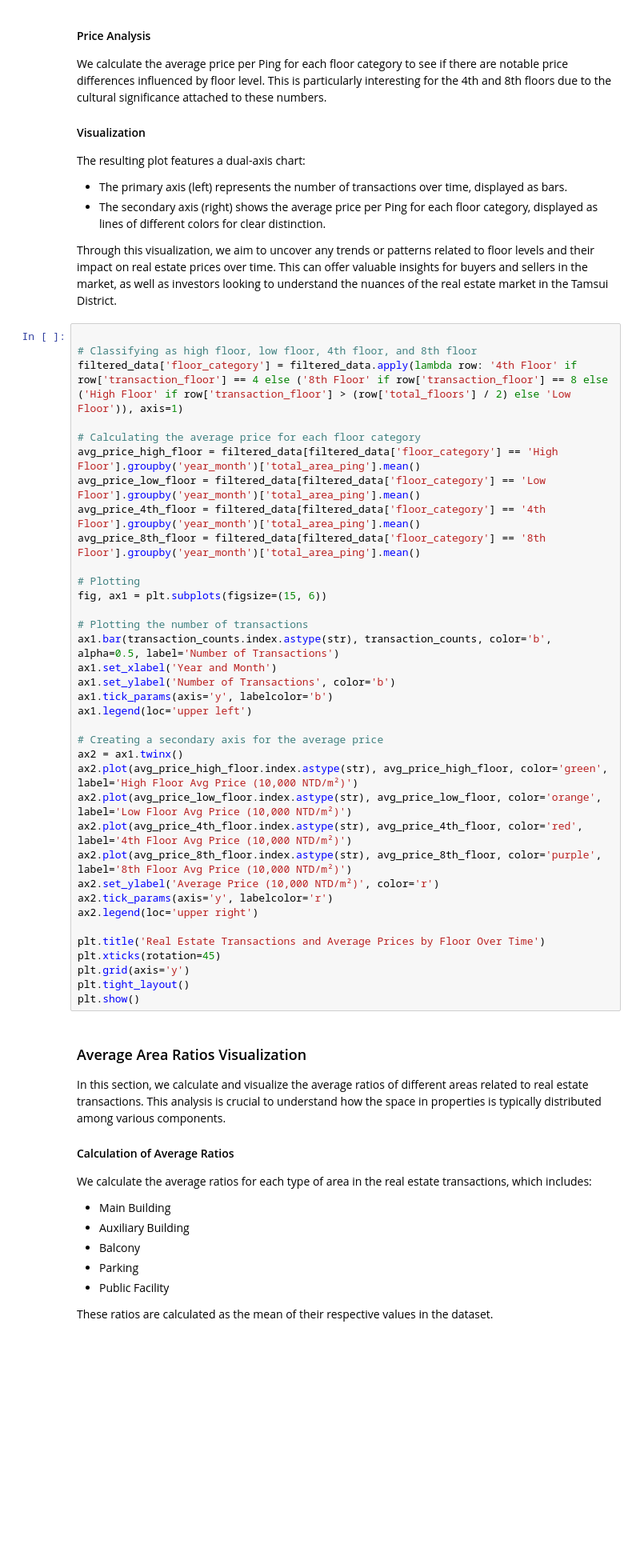
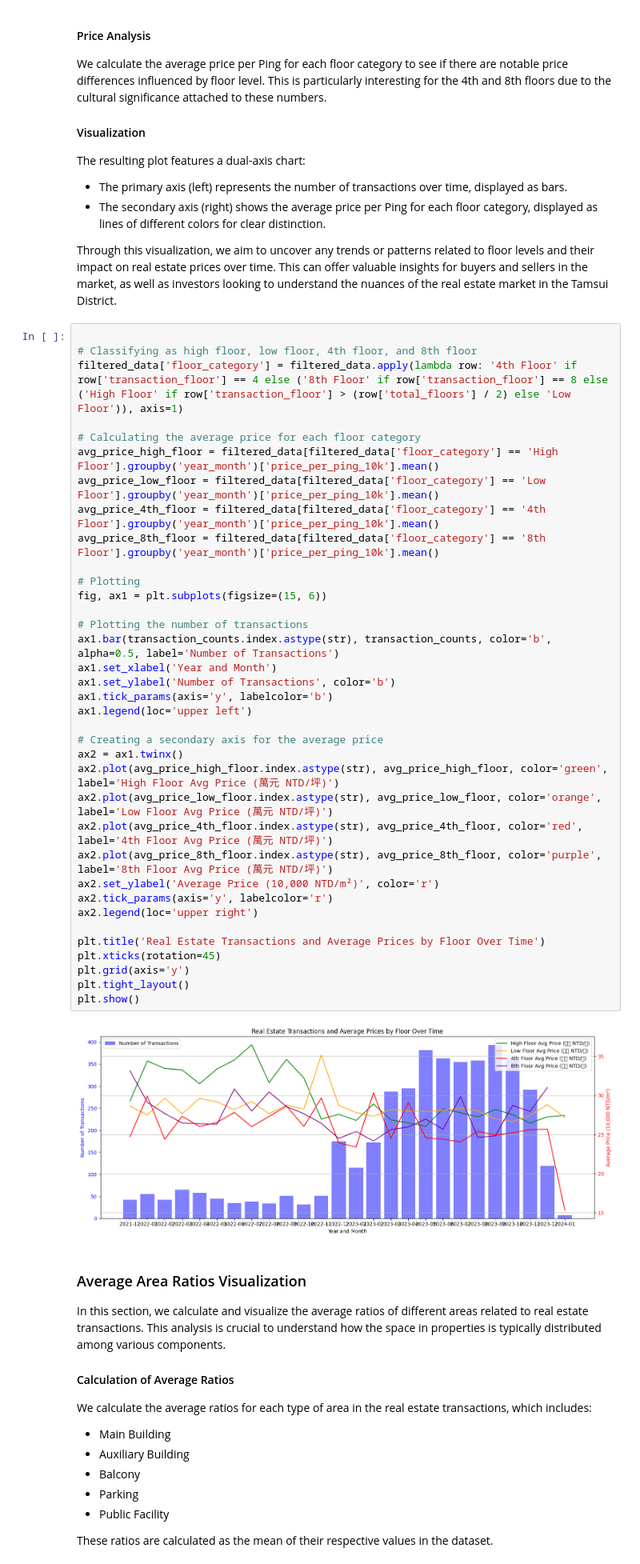
Before and after one commit to PenHsuanWang/real-estate-analysis, a Jupyter notebook: notebook/real_estate_analysis.ipynb, the cells around one changed output. Shown: that part at 80% size. Saved outputs shown, nothing was run; the diff lists cells and outputs as text; blank space fills up the shorter version.

```diff
--- a/notebook/real_estate_analysis.ipynb
+++ b/notebook/real_estate_analysis.ipynb
@@ -303,39 +375,41 @@ Through this visualization, we aim to uncover any trends or patterns related to
 # %%
 
 # Classifying as high floor, low floor, 4th floor, and 8th floor
 filtered_data['floor_category'] = filtered_data.apply(lambda row: '4th Floor' if row['transaction_floor'] == 4 else ('8th Floor' if row['transaction_floor'] == 8 else ('High Floor' if row['transaction_floor'] > (row['total_floors'] / 2) else 'Low Floor')), axis=1)
 
 # Calculating the average price for each floor category
-avg_price_high_floor = filtered_data[filtered_data['floor_category'] == 'High Floor'].groupby('year_month')['total_area_ping'].mean()
-avg_price_low_floor = filtered_data[filtered_data['floor_category'] == 'Low Floor'].groupby('year_month')['total_area_ping'].mean()
-avg_price_4th_floor = filtered_data[filtered_data['floor_category'] == '4th Floor'].groupby('year_month')['total_area_ping'].mean()
-avg_price_8th_floor = filtered_data[filtered_data['floor_category'] == '8th Floor'].groupby('year_month')['total_area_ping'].mean()
+avg_price_high_floor = filtered_data[filtered_data['floor_category'] == 'High Floor'].groupby('year_month')['price_per_ping_10k'].mean()
+avg_price_low_floor = filtered_data[filtered_data['floor_category'] == 'Low Floor'].groupby('year_month')['price_per_ping_10k'].mean()
+avg_price_4th_floor = filtered_data[filtered_data['floor_category'] == '4th Floor'].groupby('year_month')['price_per_ping_10k'].mean()
+avg_price_8th_floor = filtered_data[filtered_data['floor_category'] == '8th Floor'].groupby('year_month')['price_per_ping_10k'].mean()
 
 # Plotting
 fig, ax1 = plt.subplots(figsize=(15, 6))
 
 # Plotting the number of transactions
 ax1.bar(transaction_counts.index.astype(str), transaction_counts, color='b', alpha=0.5, label='Number of Transactions')
 ax1.set_xlabel('Year and Month')
 ax1.set_ylabel('Number of Transactions', color='b')
 ax1.tick_params(axis='y', labelcolor='b')
 ax1.legend(loc='upper left')
 
 # Creating a secondary axis for the average price
 ax2 = ax1.twinx()
-ax2.plot(avg_price_high_floor.index.astype(str), avg_price_high_floor, color='green', label='High Floor Avg Price (10,000 NTD/m²)')
-ax2.plot(avg_price_low_floor.index.astype(str), avg_price_low_floor, color='orange', label='Low Floor Avg Price (10,000 NTD/m²)')
-ax2.plot(avg_price_4th_floor.index.astype(str), avg_price_4th_floor, color='red', label='4th Floor Avg Price (10,000 NTD/m²)')
-ax2.plot(avg_price_8th_floor.index.astype(str), avg_price_8th_floor, color='purple', label='8th Floor Avg Price (10,000 NTD/m²)')
+ax2.plot(avg_price_high_floor.index.astype(str), avg_price_high_floor, color='green', label='High Floor Avg Price (萬元 NTD/坪)')
+ax2.plot(avg_price_low_floor.index.astype(str), avg_price_low_floor, color='orange', label='Low Floor Avg Price (萬元 NTD/坪)')
+ax2.plot(avg_price_4th_floor.index.astype(str), avg_price_4th_floor, color='red', label='4th Floor Avg Price (萬元 NTD/坪)')
+ax2.plot(avg_price_8th_floor.index.astype(str), avg_price_8th_floor, color='purple', label='8th Floor Avg Price (萬元 NTD/坪)')
 ax2.set_ylabel('Average Price (10,000 NTD/m²)', color='r')
 ax2.tick_params(axis='y', labelcolor='r')
 ax2.legend(loc='upper right')
 
 plt.title('Real Estate Transactions and Average Prices by Floor Over Time')
 plt.xticks(rotation=45)
 plt.grid(axis='y')
 plt.tight_layout()
 plt.show()
+# %% [output]
+[figure, added]
 # %% [markdown]
 ### Average Area Ratios Visualization
 
```
Also changed, not shown: parts of 17 cells of this notebook.
